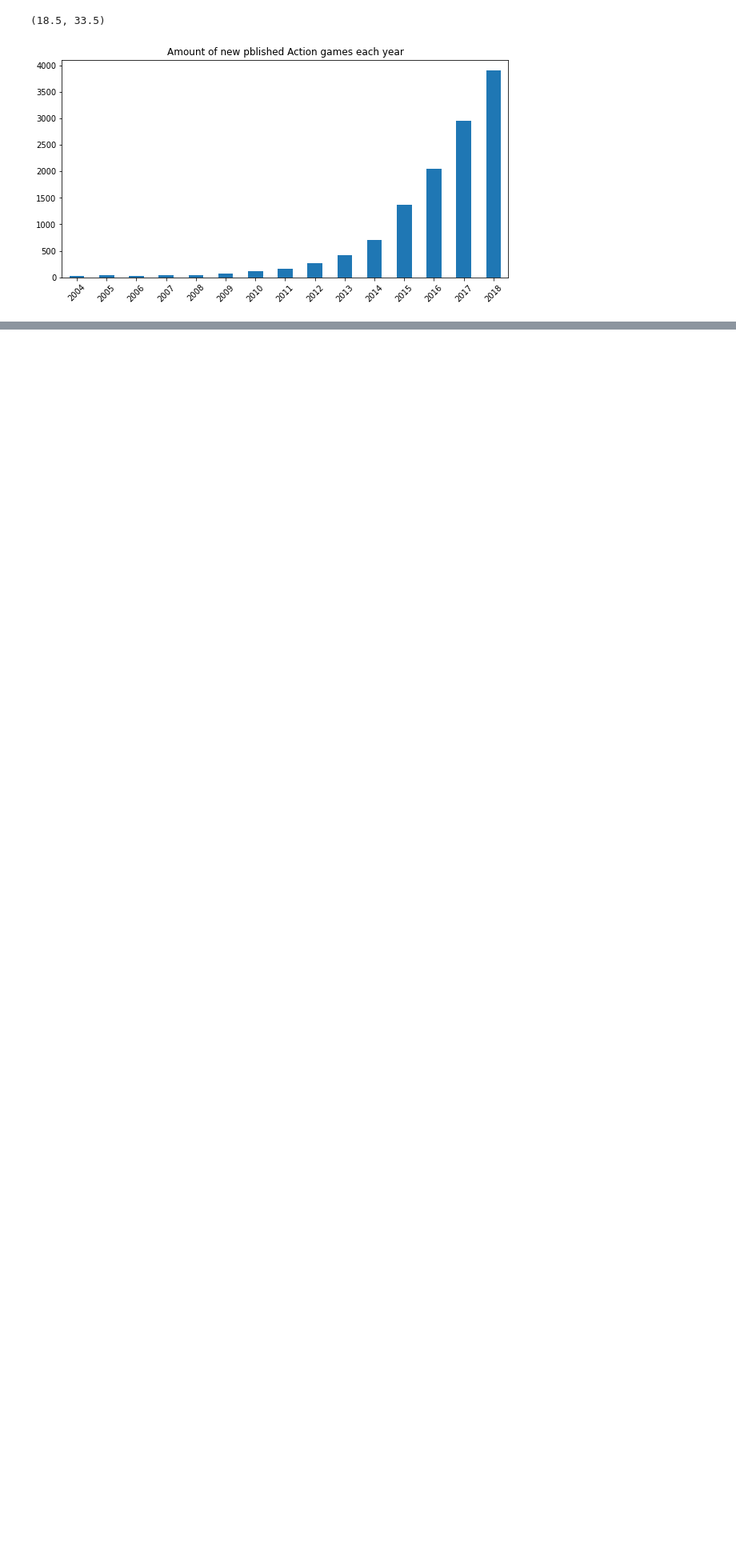
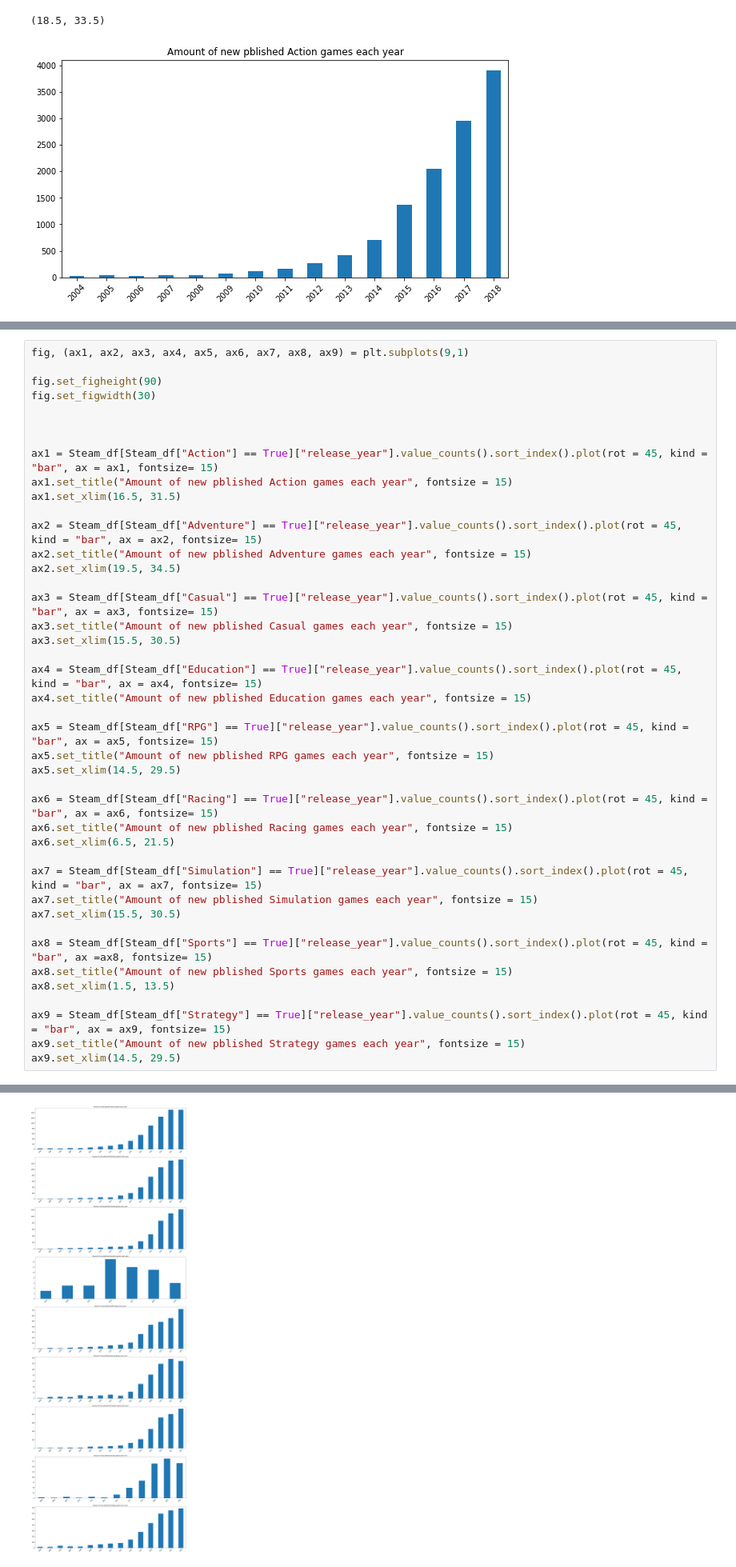
Before and after one commit to DekuWang/BoZhang.github.io, a Jupyter notebook: Steam Analysis ver 2.ipynb, the cells around one changed output, grey strips where cells are left out. Shown at 80% size. Drawn from its saved outputs; the diff is of its cells as text; blank space fills up the shorter version.

```diff
--- a/Steam Analysis ver 2.ipynb
+++ b/Steam Analysis ver 2.ipynb
@@ -246,0 +251,43 @@ Action_chart.set_xlim(18.5, 33.5)
+# %%
+fig, (ax1, ax2, ax3, ax4, ax5, ax6, ax7, ax8, ax9) = plt.subplots(9,1)
+
+fig.set_figheight(90)
+fig.set_figwidth(30)
+
+
+
+ax1 = Steam_df[Steam_df["Action"] == True]["release_year"].value_counts().sort_index().plot(rot = 45, kind = "bar", ax = ax1, fontsize= 15)
+ax1.set_title("Amount of new pblished Action games each year", fontsize = 15)
+ax1.set_xlim(16.5, 31.5)
+
+ax2 = Steam_df[Steam_df["Adventure"] == True]["release_year"].value_counts().sort_index().plot(rot = 45, kind = "bar", ax = ax2, fontsize= 15)
+ax2.set_title("Amount of new pblished Adventure games each year", fontsize = 15)
+ax2.set_xlim(19.5, 34.5)
+
+ax3 = Steam_df[Steam_df["Casual"] == True]["release_year"].value_counts().sort_index().plot(rot = 45, kind = "bar", ax = ax3, fontsize= 15)
+ax3.set_title("Amount of new pblished Casual games each year", fontsize = 15)
+ax3.set_xlim(15.5, 30.5)
+
+ax4 = Steam_df[Steam_df["Education"] == True]["release_year"].value_counts().sort_index().plot(rot = 45, kind = "bar", ax = ax4, fontsize= 15)
+ax4.set_title("Amount of new pblished Education games each year", fontsize = 15)
+
+ax5 = Steam_df[Steam_df["RPG"] == True]["release_year"].value_counts().sort_index().plot(rot = 45, kind = "bar", ax = ax5, fontsize= 15)
+ax5.set_title("Amount of new pblished RPG games each year", fontsize = 15)
+ax5.set_xlim(14.5, 29.5)
+
+ax6 = Steam_df[Steam_df["Racing"] == True]["release_year"].value_counts().sort_index().plot(rot = 45, kind = "bar", ax = ax6, fontsize= 15)
+ax6.set_title("Amount of new pblished Racing games each year", fontsize = 15)
+ax6.set_xlim(6.5, 21.5)
+
+ax7 = Steam_df[Steam_df["Simulation"] == True]["release_year"].value_counts().sort_index().plot(rot = 45, kind = "bar", ax = ax7, fontsize= 15)
+ax7.set_title("Amount of new pblished Simulation games each year", fontsize = 15)
+ax7.set_xlim(15.5, 30.5)
+
+ax8 = Steam_df[Steam_df["Sports"] == True]["release_year"].value_counts().sort_index().plot(rot = 45, kind = "bar", ax =ax8, fontsize= 15)
+ax8.set_title("Amount of new pblished Sports games each year", fontsize = 15)
+ax8.set_xlim(1.5, 13.5)
+
+ax9 = Steam_df[Steam_df["Strategy"] == True]["release_year"].value_counts().sort_index().plot(rot = 45, kind = "bar", ax = ax9, fontsize= 15)
+ax9.set_title("Amount of new pblished Strategy games each year", fontsize = 15)
+ax9.set_xlim(14.5, 29.5)
+# %% [output]
@@ -247,3 +295,4 @@ Action_chart.set_xlim(18.5, 33.5)
+[figure, added]
 # %% [markdown]
 It looks like Action games share the same trend as the amount of games published on steam per year.
 So now, we can get our second feature:
```
Also changed, not shown: parts of 5 cells of this notebook.
